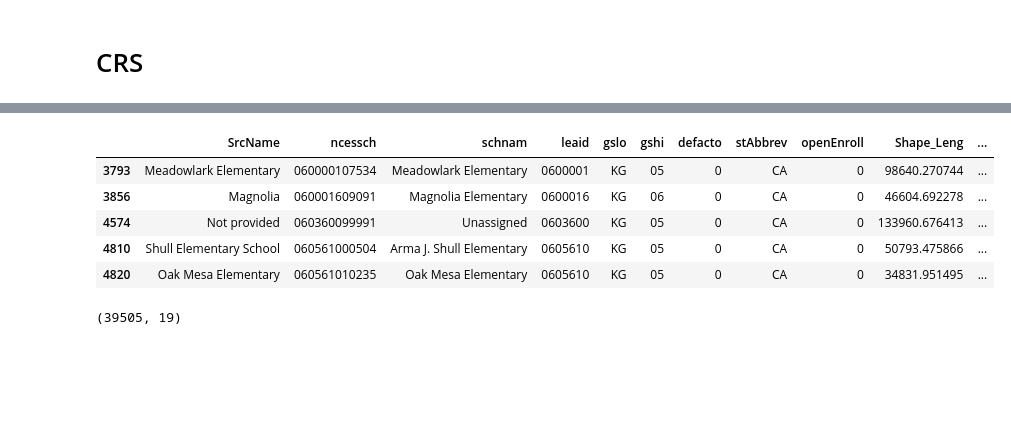
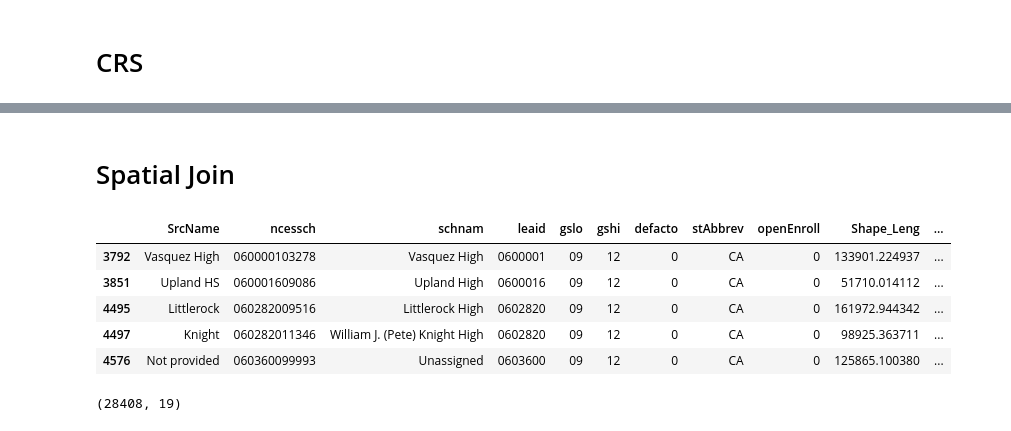
Before and after one commit to nnasr001/PBPL280S21Project1, a Jupyter notebook: neighborhood_income.ipynb, the cells around one changed output, grey strips where cells are left out. Drawn from its saved outputs; the diff is of its cells as text; code cells hidden in the pictures; blank space fills up the shorter version.

```diff
--- a/neighborhood_income.ipynb
+++ b/neighborhood_income.ipynb
@@ -297,7 +297,7 @@ sabs
 | 11378 | None | 069113710341 | Tenaya Elementary | 0691137 | KG | 08 | 0 | CA | 2 | 512279.958807 | ... |
 7587 rows × 14 columns
 # %%
-sabs = sabs[sabs['level']=='1']
+sabs = sabs[sabs['level']=='3']
 # %%
 sabs
 # %% [output]
@@ -338,15 +348,17 @@ sabs = sabs.to_crs(2230)
+# %% [markdown]
+# Spatial Join
 # %%
-test = gpd.sjoin(sabs, tract_income_copy, how='inner', op='intersects')
+sabs_tract_income = gpd.sjoin(sabs, tract_income_copy, how='inner', op='intersects')
 # %%
-test.head()
+sabs_tract_income.head()
 # %% [output]
 |  | SrcName | ncessch | schnam | leaid | gslo | gshi | defacto | stAbbrev | openEnroll | Shape_Leng | ... |
-| 3793 | Meadowlark Elementary | 060000107534 | Meadowlark Elementary | 0600001 | KG | 05 | 0 | CA | 0 | 98640.270744 | ... |
-| 3856 | Magnolia | 060001609091 | Magnolia Elementary | 0600016 | KG | 06 | 0 | CA | 0 | 46604.692278 | ... |
-| 4574 | Not provided | 060360099991 | Unassigned | 0603600 | KG | 05 | 0 | CA | 0 | 133960.676413 | ... |
-| 4810 | Shull Elementary School | 060561000504 | Arma J. Shull Elementary | 0605610 | KG | 05 | 0 | CA | 0 | 50793.475866 | ... |
-| 4820 | Oak Mesa Elementary | 060561010235 | Oak Mesa Elementary | 0605610 | KG | 05 | 0 | CA | 0 | 34831.951495 | ... |
+| 3792 | Vasquez High | 060000103278 | Vasquez High | 0600001 | 09 | 12 | 0 | CA | 0 | 133901.224937 | ... |
+| 3851 | Upland HS | 060001609086 | Upland High | 0600016 | 09 | 12 | 0 | CA | 0 | 51710.014112 | ... |
+| 4495 | Littlerock | 060282009516 | Littlerock High | 0602820 | 09 | 12 | 0 | CA | 0 | 161972.944342 | ... |
+| 4497 | Knight | 060282011346 | William J. (Pete) Knight High | 0602820 | 09 | 12 | 0 | CA | 0 | 98925.363711 | ... |
+| 4576 | Not provided | 060360099993 | Unassigned | 0603600 | 09 | 12 | 0 | CA | 0 | 125865.100380 | ... |
 # %%
-test.shape
+sabs_tract_income .shape
 # %% [output]
-(39505, 19)
+(28408, 19)
```
Also changed, not shown: parts of 24 cells of this notebook, 1 other file.
